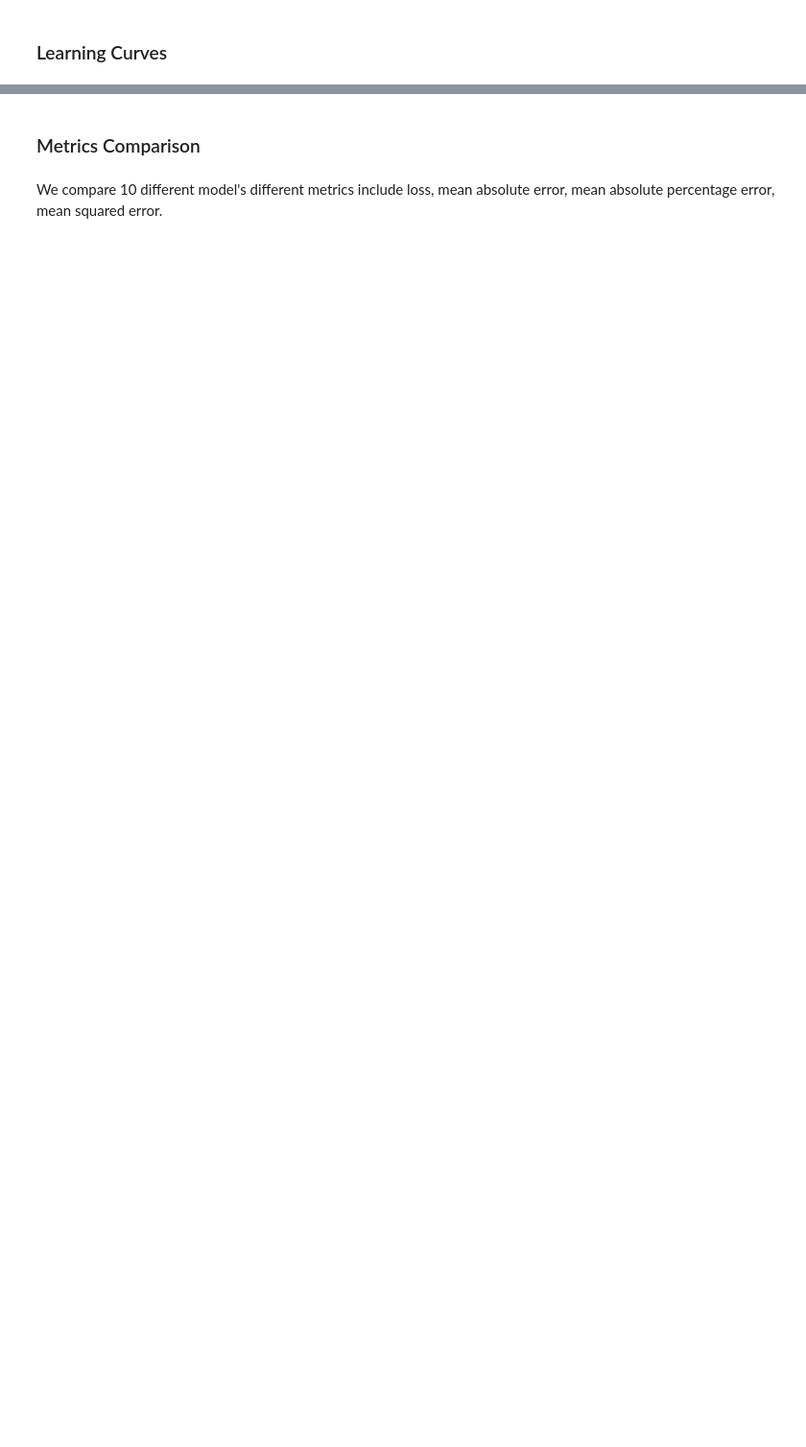
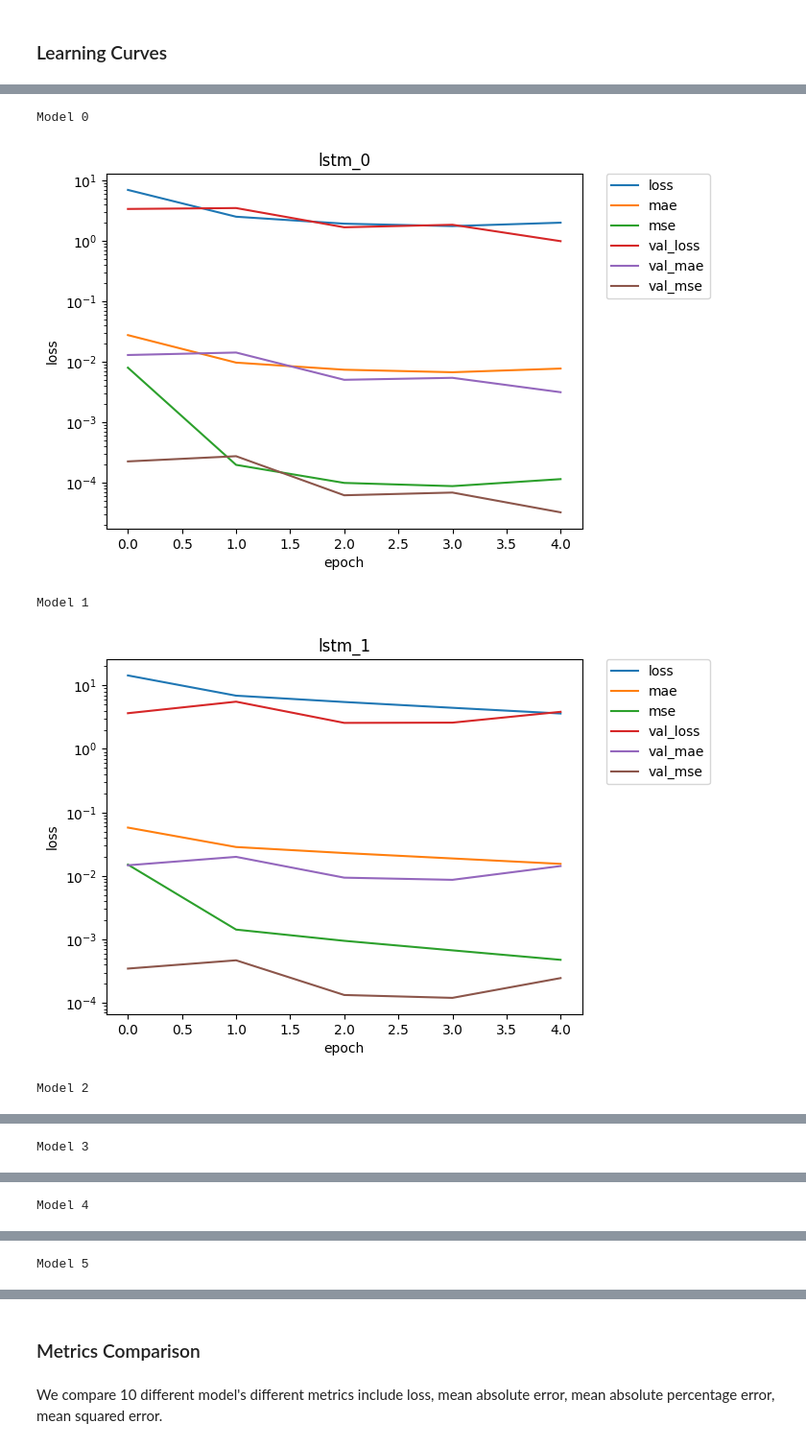
Before and after one commit to BichengWang/financial-agent, a Jupyter notebook: src/core_trading/LSTM_prediction.ipynb, the cells around one changed output, grey strips where cells are left out. Shown at 96% size. Saved outputs shown, nothing was run; the diff lists cells and outputs as text; code cells hidden in the pictures; blank space fills up the shorter version.

```diff
--- a/src/core_trading/LSTM_prediction.ipynb
+++ b/src/core_trading/LSTM_prediction.ipynb
@@ -801,10 +1307,48 @@ def plot_history(model_name, history, df):
 # %%
 %matplotlib inline
 
 def display_models(model_list):
-    df = pd.DataFrame(columns=['model_name'] + list(model_list[0]['history'].history.keys()))
-    for model in model_list:
-        print(model['model_descr'])
-        plot_history(model['model_name'], model['history'], df)
+    # Handle empty list
+    if not model_list:
+        print("No models to display.")
+        return pd.DataFrame()
+
+    # Determine history keys based on structure (tuple or dict)
+    first = model_list[0]
+    if isinstance(first, tuple):
+        # Tuple format: (model, history) or (model, history, params)
+        history = first[1]
+        df = pd.DataFrame(columns=['model_name'] + list(history.history.keys()))
+    else:
+        # Dict format (legacy)
+        df = pd.DataFrame(columns=['model_name'] + list(first['history'].history.keys()))
+
+    # Iterate and plot
+    for idx, item in enumerate(model_list):
+        if isinstance(item, tuple):
+            # Support both 2-tuple and 3-tuple
+            history = item[1]
+            params = item[2] if len(item) >= 3 else None
+            model_name = f"lstm_{idx}"
+            if isinstance(params, dict):
+                print(f"Model {idx}: units={params.get('units')}, dropout={params.get('dropout')}, loss={params.get('loss')}, tic={params.get('tic')}")
+            else:
+                print(f"Model {idx}")
+            plot_history(model_name, history, df)
+        else:
+            print(item['model_descr'])
+            plot_history(item['model_name'], item['history'], df)
+
     return df
-ret_df = display_models(model_list)
+
+ml = locals().get('model_list', globals().get('model_list'))
+if ml is not None:
+    ret_df = display_models(ml)
+else:
+    ret_df = pd.DataFrame()
+# %% [output]
+Model 0
+[figure, added]
+Model 1
+[figure, added]
+Model 2
@@ -810,0 +1356 @@ ret_df = display_models(model_list)
+Model 3
@@ -810,0 +1358 @@ ret_df = display_models(model_list)
+Model 4
@@ -810,0 +1360 @@ ret_df = display_models(model_list)
+Model 5
```
Also changed, not shown: parts of 44 cells of this notebook, 4 other files.
